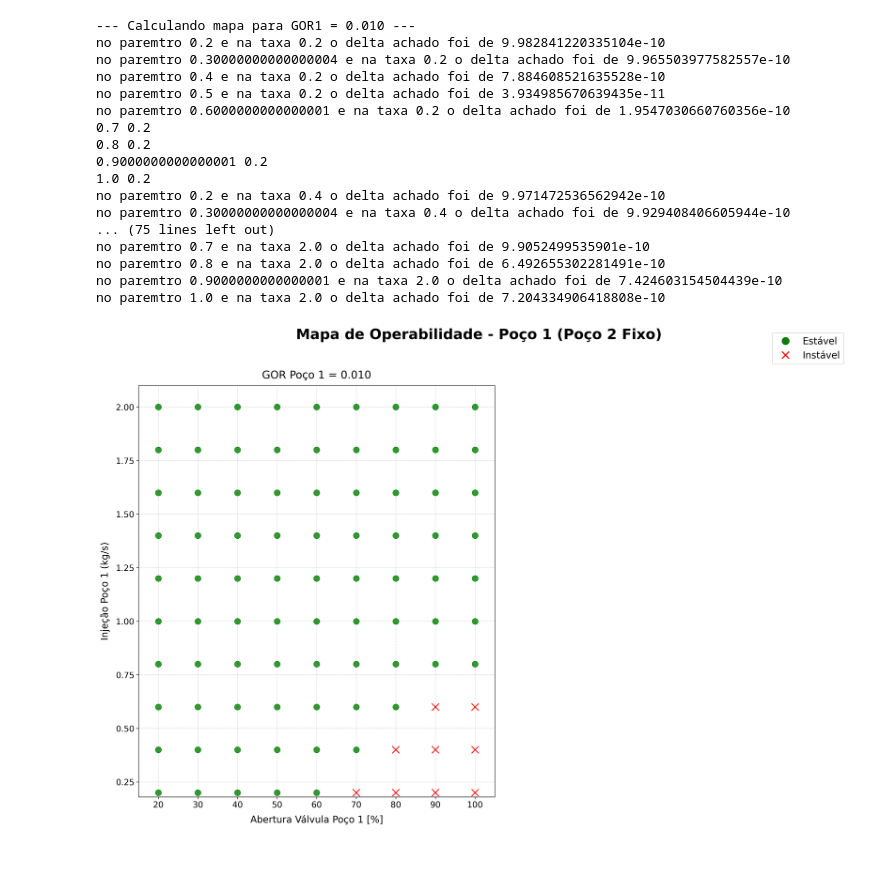
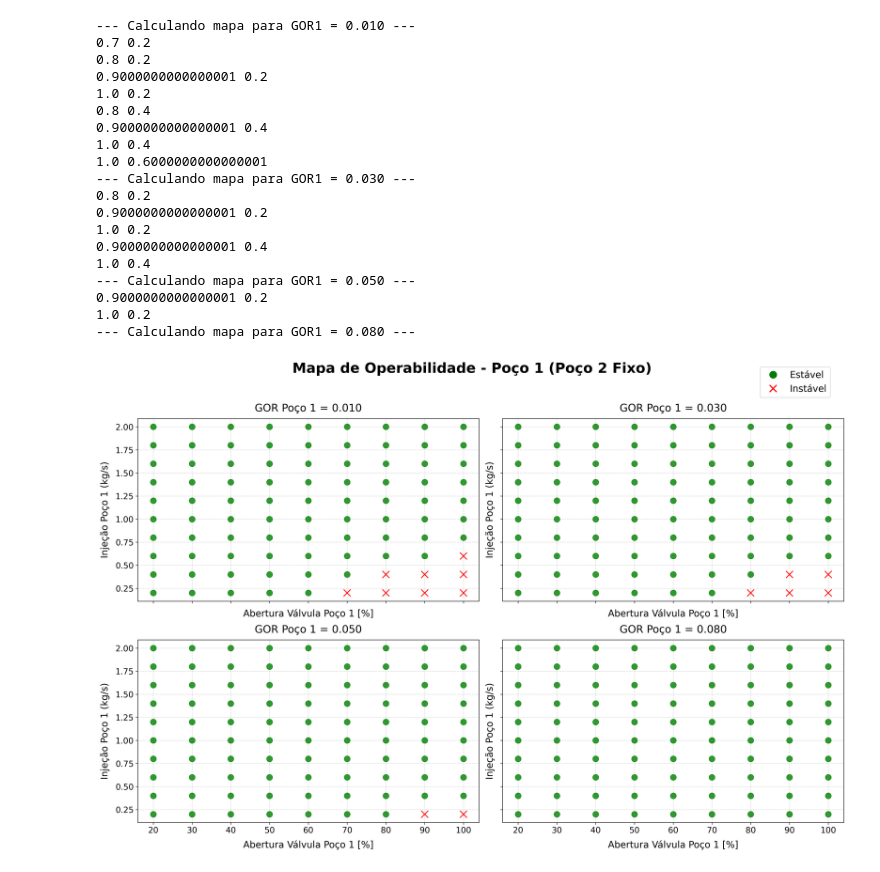
Before and after one commit to niczinha/Casing-heading-Wells-, a Jupyter notebook: mapas.ipynb, the cells around one changed output. Drawn from its saved outputs; the diff is of its cells as text; code cells hidden in the pictures.

Commit message:
Mapa de operabilidade com entradas e saidas

```diff
--- a/mapas.ipynb
+++ b/mapas.ipynb
@@ -70,7 +70,7 @@ Backwards compatibility is provided in this release only.") [.../casadi/core/int
 # %%
 wgl1_rates = np.linspace(0.2, 2.0, 10)
 u1_openings = np.linspace(0.2, 1.0, 9)
-GOR1_values = [0.01]#, 0.03]#, 0.05, 0.08]
+GOR1_values = [0.01, 0.03, 0.05, 0.08]
 
 # Parâmetros FIXOS para o Poço 2
 wgl2_fixed = 0.7
@@ -82,9 +82,9 @@ y0 = [2000, 2000, 1000, 1500, 3500, 3500, 117.97, 795.94]
 
 # --- Configuração do Tempo e Critério de Convergência ---
 tf = 30000         # Tempo final da simulação para cada ponto [s]
-dt = 1           # Passo de tempo [s]
+dt = 5           # Passo de tempo [s]
 t = np.arange(0, tf, dt)
-tolerance = 1e-9# Tolerância para considerar o sistema estável (variação na massa de gás)
+tolerance = 1e-7# Tolerância para considerar o sistema estável (variação na massa de gás)
 
 
 x_sym = ca.SX.sym('x', 8)
@@ -141,59 +141,60 @@ for idx, gor1_val in enumerate(GOR1_values):
                 x_current = x_next
 
             stability_map[i, j] = 1 if stable_found else 0
-            if stability_map[i,j] == 1:
-                print(f'no paremtro {u1} e na taxa {wgl1} o delta achado foi de {delta}')
+
             if stability_map[i,j] == 0:
 
-                print(u1,wgl1)
+               print(u1,wgl1)
+
     ax = axs[idx]
     for i, wgl1 in enumerate(wgl1_rates):
         for j, u1 in enumerate(u1_openings):
             u1_pct = u1 * 100
             if stability_map[i, j] == 1:
-                ax.plot(u1_pct, wgl1, 'o', color='green', markersize=10, alpha=0.8)
+                ax.plot(u1_pct, wgl1, 'o', color='green', markersize=10, alpha=0.8,zorder=3)
             else:
-                ax.plot(u1_pct, wgl1, 'x', color='red', markersize=12, mew=1.5)
+                ax.plot(u1_pct, wgl1, 'x', color='red', markersize=12, mew=1.5, zorder=5)
 
     ax.set_title(f"GOR Poço 1 = {gor1_val:.3f}", fontsize=18, pad=12)
     ax.grid(True, linestyle='--', alpha=0.5)
-    ax.set_xlim(15, 105)
-    ax.set_ylim(wgl1_rates[0] * 0.9, wgl1_rates[-1] * 1.05)
+    ax = axs[idx]
     ax.tick_params(axis='both', labelsize=14)
 
 for ax in axs.flat:
     ax.set_xlabel("Abertura Válvula Poço 1 [%]", fontsize=16, labelpad=10)
     ax.set_ylabel("Injeção Poço 1 (kg/s)", fontsize=16, labelpad=10)
 
 for k in range(idx + 1, len(axs)):
     fig.delaxes(axs[k])
 
 legend_elements = [
     Line2D([0], [0], marker='o', color='w', label='Estável',
            markerfacecolor='green', markersize=12, markeredgecolor='darkgreen'),
     Line2D([0], [0], marker='x', color='red', label='Instável',
            markersize=12, mew=2, linestyle='None')
 ]
 fig.legend(handles=legend_elements, loc='upper right', fontsize=16, bbox_to_anchor=(0.98, 0.98))
-
+plt.subplots_adjust(top=0.85, wspace=0.3, hspace=0.2)
 plt.tight_layout(rect=[0, 0, 1, 0.95])
 plt.show()
 # %% [output]
 --- Calculando mapa para GOR1 = 0.010 ---
-no paremtro 0.2 e na taxa 0.2 o delta achado foi de 9.982841220335104e-10
-no paremtro 0.30000000000000004 e na taxa 0.2 o delta achado foi de 9.965503977582557e-10
-no paremtro 0.4 e na taxa 0.2 o delta achado foi de 7.884608521635528e-10
-no paremtro 0.5 e na taxa 0.2 o delta achado foi de 3.934985670639435e-11
-no paremtro 0.6000000000000001 e na taxa 0.2 o delta achado foi de 1.9547030660760356e-10
 0.7 0.2
 0.8 0.2
 0.9000000000000001 0.2
 1.0 0.2
-no paremtro 0.2 e na taxa 0.4 o delta achado foi de 9.971472536562942e-10
-no paremtro 0.30000000000000004 e na taxa 0.4 o delta achado foi de 9.929408406605944e-10
-... (75 lines left out)
-no paremtro 0.7 e na taxa 2.0 o delta achado foi de 9.9052499535901e-10
-no paremtro 0.8 e na taxa 2.0 o delta achado foi de 6.492655302281491e-10
-no paremtro 0.9000000000000001 e na taxa 2.0 o delta achado foi de 7.424603154504439e-10
-no paremtro 1.0 e na taxa 2.0 o delta achado foi de 7.204334906418808e-10
+0.8 0.4
+0.9000000000000001 0.4
+1.0 0.4
+1.0 0.6000000000000001
+--- Calculando mapa para GOR1 = 0.030 ---
+0.8 0.2
+0.9000000000000001 0.2
+1.0 0.2
+0.9000000000000001 0.4
+1.0 0.4
+--- Calculando mapa para GOR1 = 0.050 ---
+0.9000000000000001 0.2
+1.0 0.2
+--- Calculando mapa para GOR1 = 0.080 ---
-[figure, old version]
+[figure, new version]
```
Also changed, not shown: parts of 6 cells of this notebook, 2 other files.
